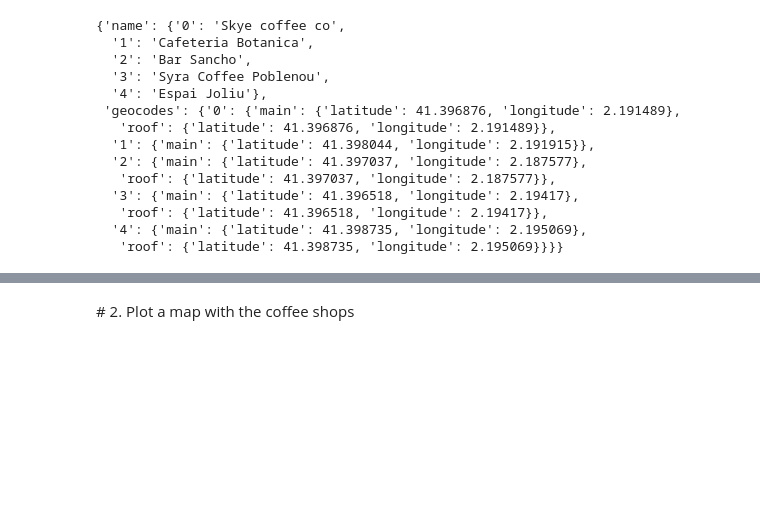
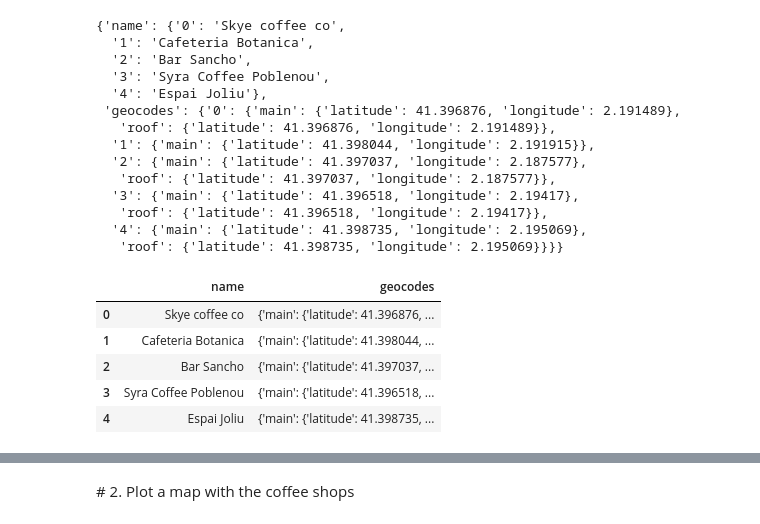
Before and after one commit to Ironhack-data-bcn-january-2023/lab-coffee-shops, a Jupyter notebook: challenge-3.ipynb, the cells around one changed output, grey strips where cells are left out. Drawn from its saved outputs; the diff is of its cells as text; code cells hidden in the pictures; blank space fills up the shorter version.

```diff
--- a/challenge-3.ipynb
+++ b/challenge-3.ipynb
@@ -22,3 +27,13 @@ data
    'roof': {'latitude': 41.396518, 'longitude': 2.19417}},
   '4': {'main': {'latitude': 41.398735, 'longitude': 2.195069},
    'roof': {'latitude': 41.398735, 'longitude': 2.195069}}}}
+# %%
+df = pd.DataFrame(data)
+df
+# %% [output]
+|  | name | geocodes |
+| 0 | Skye coffee co | {'main': {'latitude': 41.396876, ... |
+| 1 | Cafeteria Botanica | {'main': {'latitude': 41.398044, ... |
+| 2 | Bar Sancho | {'main': {'latitude': 41.397037, ... |
+| 3 | Syra Coffee Poblenou | {'main': {'latitude': 41.396518, ... |
+| 4 | Espai Joliu | {'main': {'latitude': 41.398735, ... |
```
Also changed, not shown: parts of 4 cells of this notebook, 1 other file.
